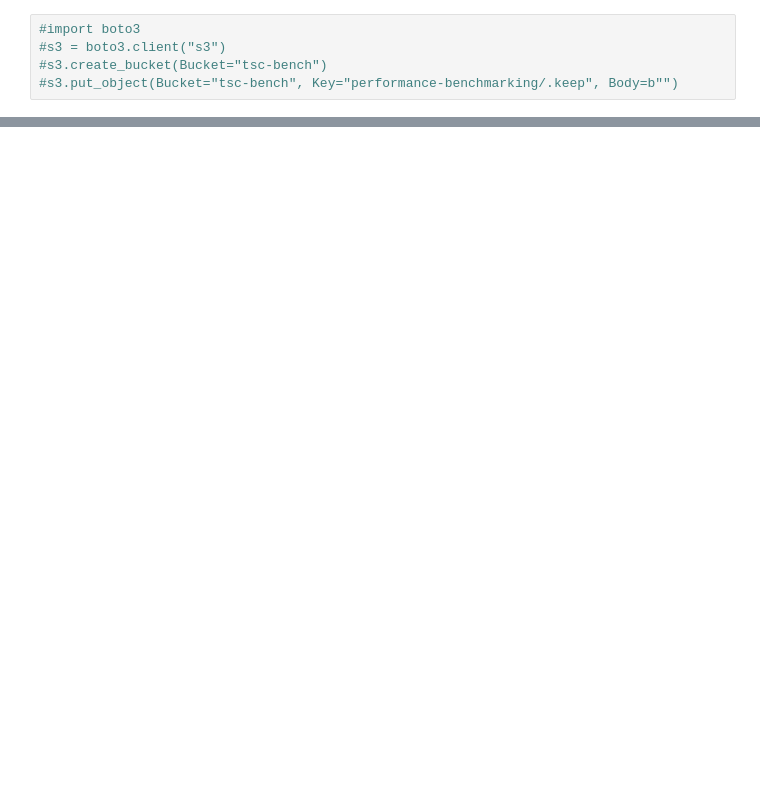
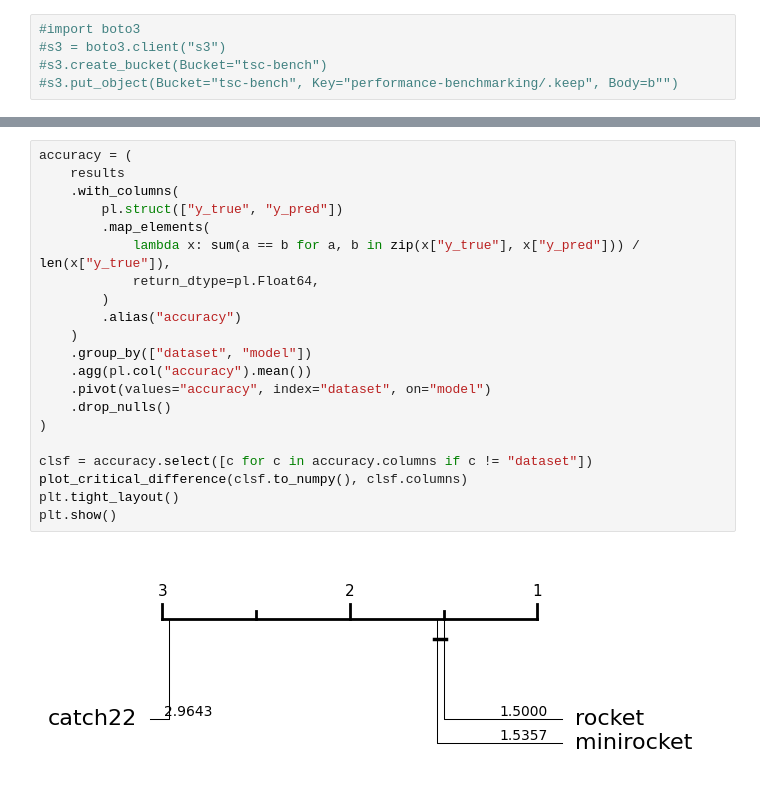
Before and after one commit to gasperpetelin/TSCbench, a Jupyter notebook: notebooks/test.ipynb, the cells around one changed output, grey strips where cells are left out. Saved outputs shown, nothing was run; the diff lists cells and outputs as text; blank space fills up the shorter version.

```diff
--- a/notebooks/test.ipynb
+++ b/notebooks/test.ipynb
@@ -100,0 +49,23 @@ Error:
+# %%
+accuracy = (
+    results
+    .with_columns(
+        pl.struct(["y_true", "y_pred"])
+        .map_elements(
+            lambda x: sum(a == b for a, b in zip(x["y_true"], x["y_pred"])) / len(x["y_true"]),
+            return_dtype=pl.Float64,
+        )
+        .alias("accuracy")
+    )
+    .group_by(["dataset", "model"])
+    .agg(pl.col("accuracy").mean())
+    .pivot(values="accuracy", index="dataset", on="model")
+    .drop_nulls()
+)
+
+clsf = accuracy.select([c for c in accuracy.columns if c != "dataset"])
+plot_critical_difference(clsf.to_numpy(), clsf.columns)
+plt.tight_layout()
+plt.show()
+# %% [output]
+[figure, added]
```
Also changed, not shown: parts of 6 cells of this notebook, 15 other files.
